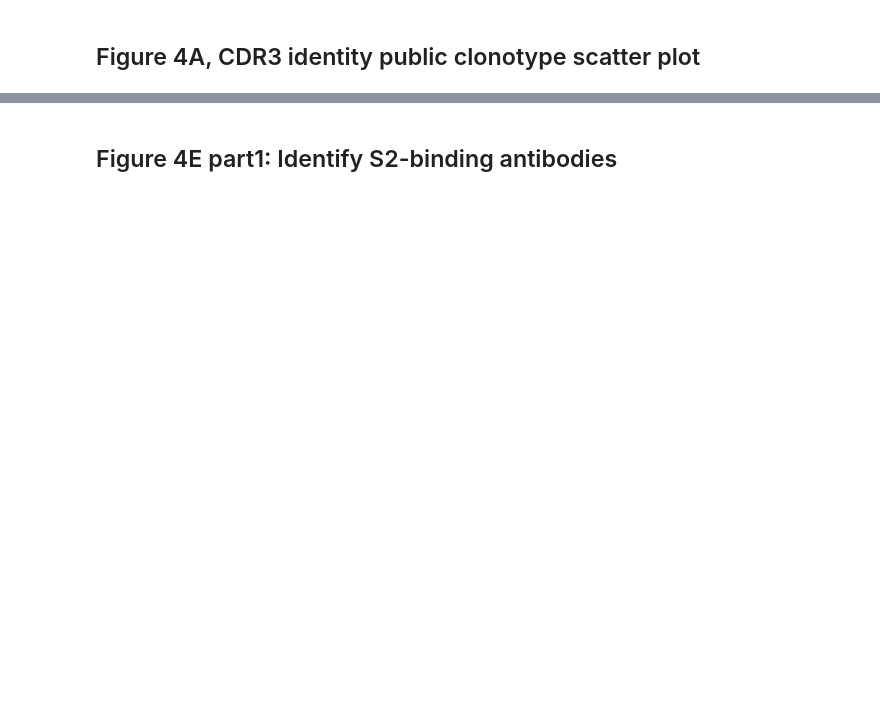
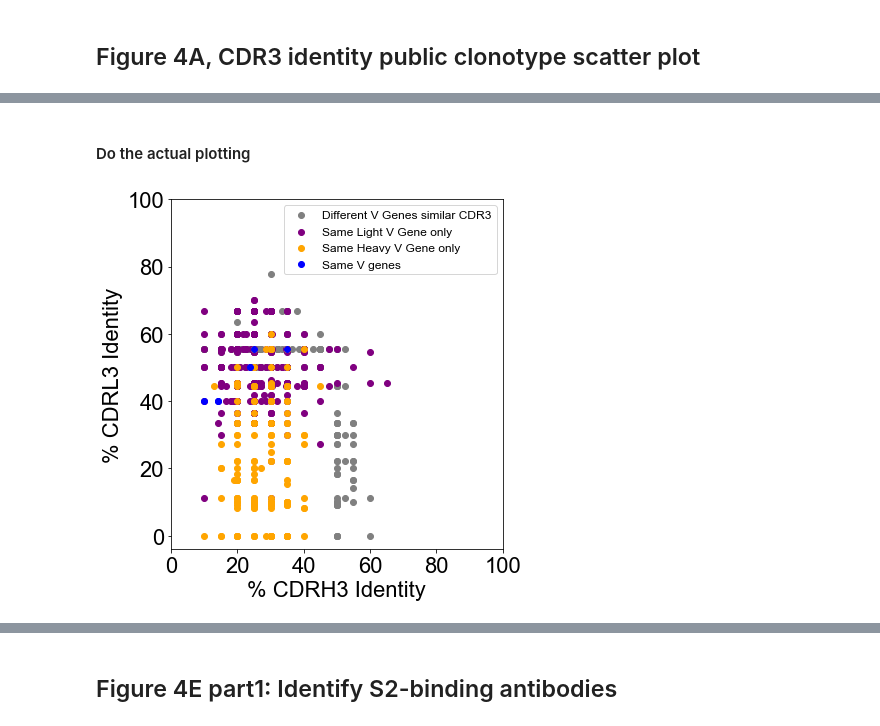
Before and after one commit to IGlab-VUMC/pan-betacov-S2-antibody, a Jupyter notebook: prep_paper_figures.ipynb, the cells around one changed output, grey strips where cells are left out. Saved outputs shown, nothing was run; the diff lists cells and outputs as text; code cells hidden in the pictures; blank space fills up the shorter version.

```diff
--- a/prep_paper_figures.ipynb
+++ b/prep_paper_figures.ipynb
@@ -12,0 +37,16 @@
+# %%
+# Make fig 4A
+# 54043-5's sequence attributes
+our_hvgene = "IGHV4-31"
+our_lvgene = "IGKV3-15"
+our_hcdr3 = "ARGFLGYCAGGSCFLNWLDP"
+our_lcdr3 = "HQYHNWLLT"
+
+# Prepare the reference database to search through (CoVAbDab
+covabdab_fname = "data/230221_covabdab_search_results.csv"
+covdf = hf.prep_human_covabdab(covabdab_fname)
+
+# Search through it
+pts, our_num_h_blue, our_num_l_blue, similar_abs = hf.get_similar_seq_feature_pts(our_hvgene, our_lvgene, our_hcdr3, our_lcdr3, refdf=covdf, cdrh3_cutoff=0.5, cdrl3_cutoff=0.5)
+
+similar_abs.sort_values(by=['CGroup', 'CDRH3_ID', 'CDRL3_ID'], ascending=False)
@@ -12,0 +67,32 @@
+# %% [markdown]
+#### Do the actual plotting
+# %%
+# Set up plotting things
+plt.rcParams["font.family"] = "Arial"
+plt.rcParams['font.size'] = 22
+plt.rcParams['legend.fontsize'] = 12
+fig, ax = plt.subplots()
+fig.set_size_inches((6, 6))
+plt.tight_layout()
+
+
+color_dict = {0: "gray", 1: "purple", 2: "orange", 3: "blue"}
+legend_dict = {0: "Different V Genes similar CDR3", 1: "Same Light V Gene only", 2: "Same Heavy V Gene only", 3: "Same V genes"}
+last_c = -1
+for x, y, c in sorted(pts, key=lambda x: x[2]):
+    if c != last_c:
+        ax.scatter(x * 100, y * 100, color=color_dict[c], label=legend_dict[c])
+    else:
+        ax.scatter(x * 100, y * 100, color=color_dict[c])
+    last_c = c
+
+plt.legend(loc='upper right')
+plt.xticks([0, 20, 40, 60, 80, 100])
+plt.yticks([0, 20, 40, 60, 80, 100])
+
+plt.xlabel("% CDRH3 Identity")
+plt.ylabel("% CDRL3 Identity")
+plt.rcParams['font.size'] = 26
+plt.show()
+# %% [output]
+[figure, added]
```
Also changed, not shown: parts of 25 cells of this notebook, 14 other files.
